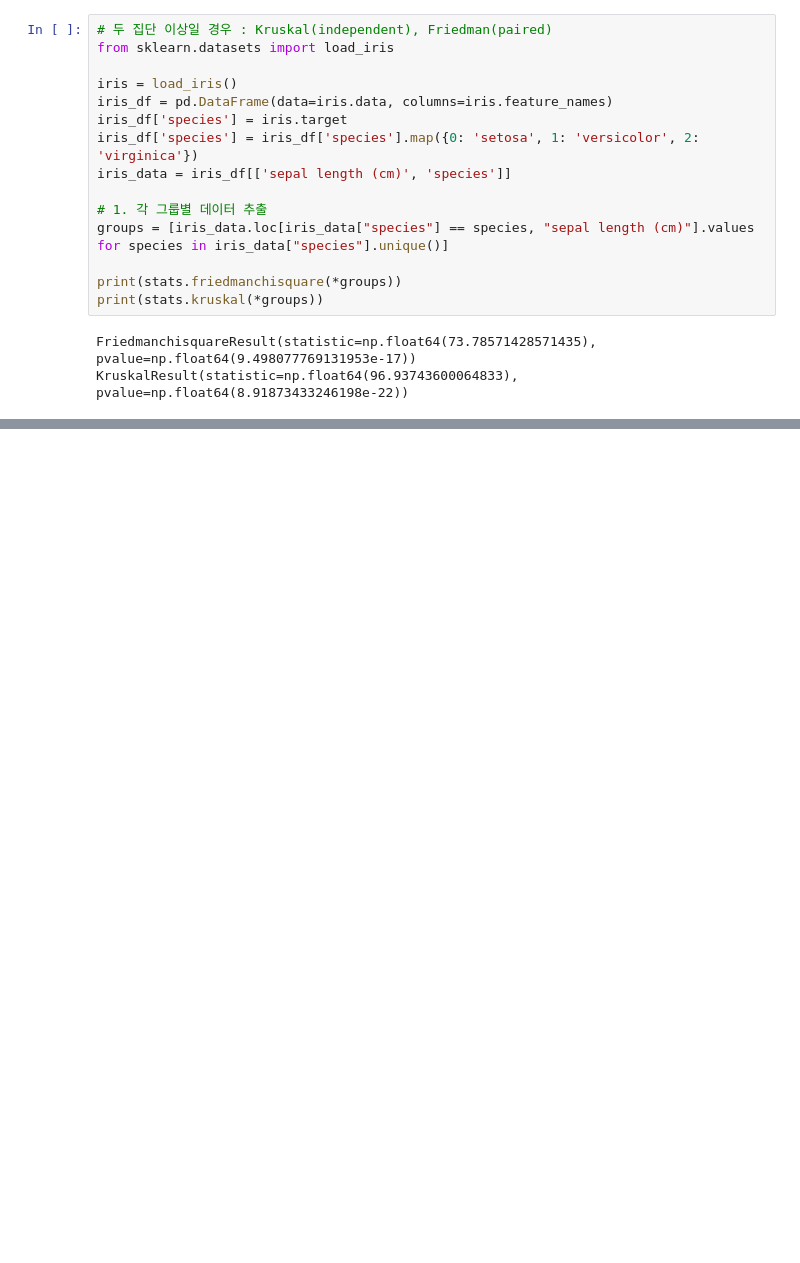
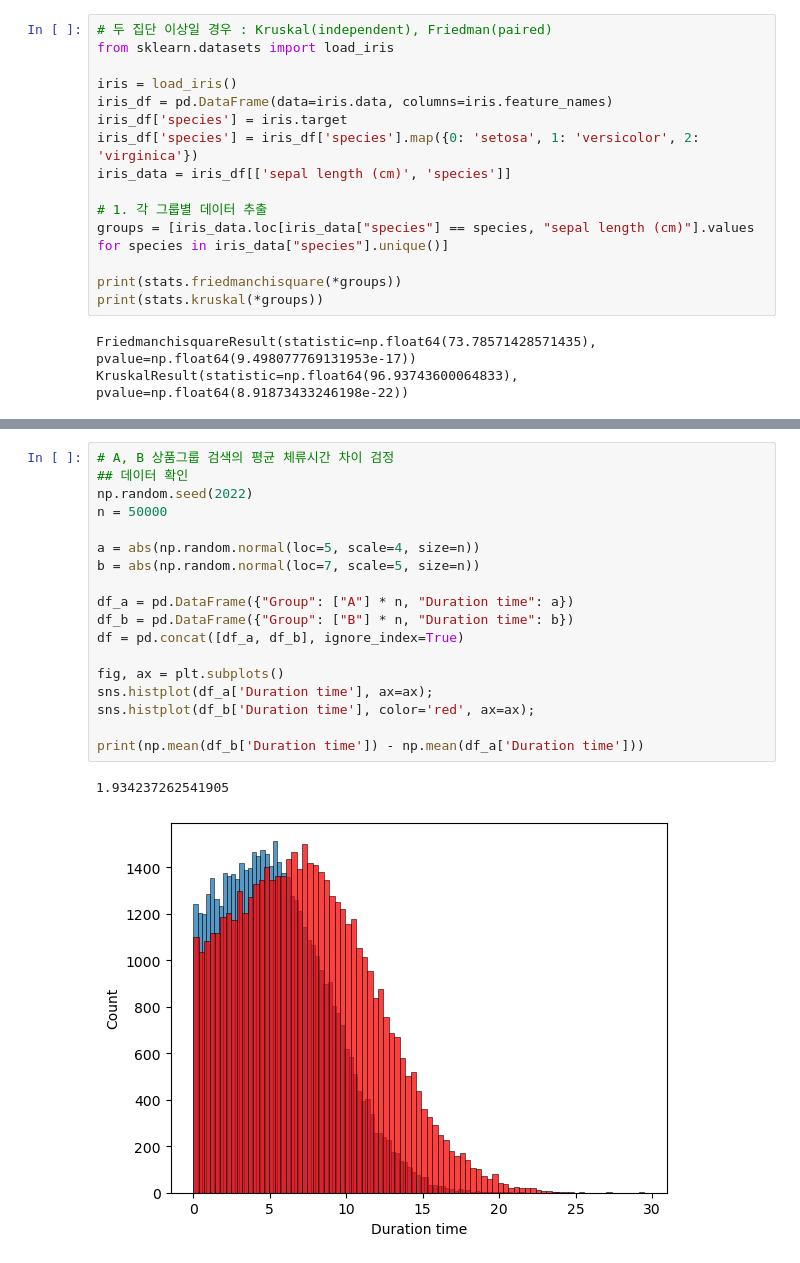
Before and after one commit to klee30810/ADP-study, a Jupyter notebook: stats/kwak/Chap 14. 비모수검정.ipynb, the cells around one changed output, grey strips where cells are left out. Cells and saved outputs as stored; diff of their text form; blank space fills up the shorter version.

```diff
--- a/stats/kwak/Chap 14. 비모수검정.ipynb
+++ b/stats/kwak/Chap 14. 비모수검정.ipynb
@@ -179,0 +189,21 @@ KruskalResult(statistic=np.float64(96.93743600064833), pvalue=np.float64(8.91873
+# %%
+# A, B 상품그룹 검색의 평균 체류시간 차이 검정
+## 데이터 확인
+np.random.seed(2022)
+n = 50000
+
+a = abs(np.random.normal(loc=5, scale=4, size=n))
+b = abs(np.random.normal(loc=7, scale=5, size=n))
+
+df_a = pd.DataFrame({"Group": ["A"] * n, "Duration time": a})
+df_b = pd.DataFrame({"Group": ["B"] * n, "Duration time": b})
+df = pd.concat([df_a, df_b], ignore_index=True)
+
+fig, ax = plt.subplots()
+sns.histplot(df_a['Duration time'], ax=ax);
+sns.histplot(df_b['Duration time'], color='red', ax=ax);
+
+print(np.mean(df_b['Duration time']) - np.mean(df_a['Duration time']))
+# %% [output]
+1.934237262541905
+[figure, added]
```
Also changed, not shown: parts of 4 cells of this notebook.
